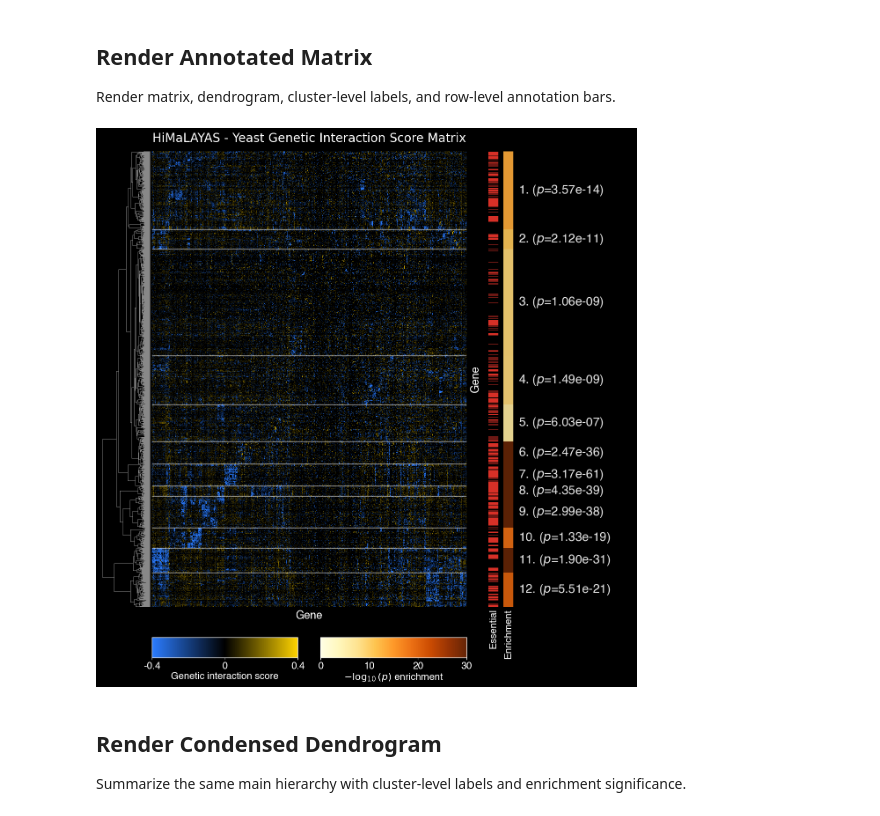
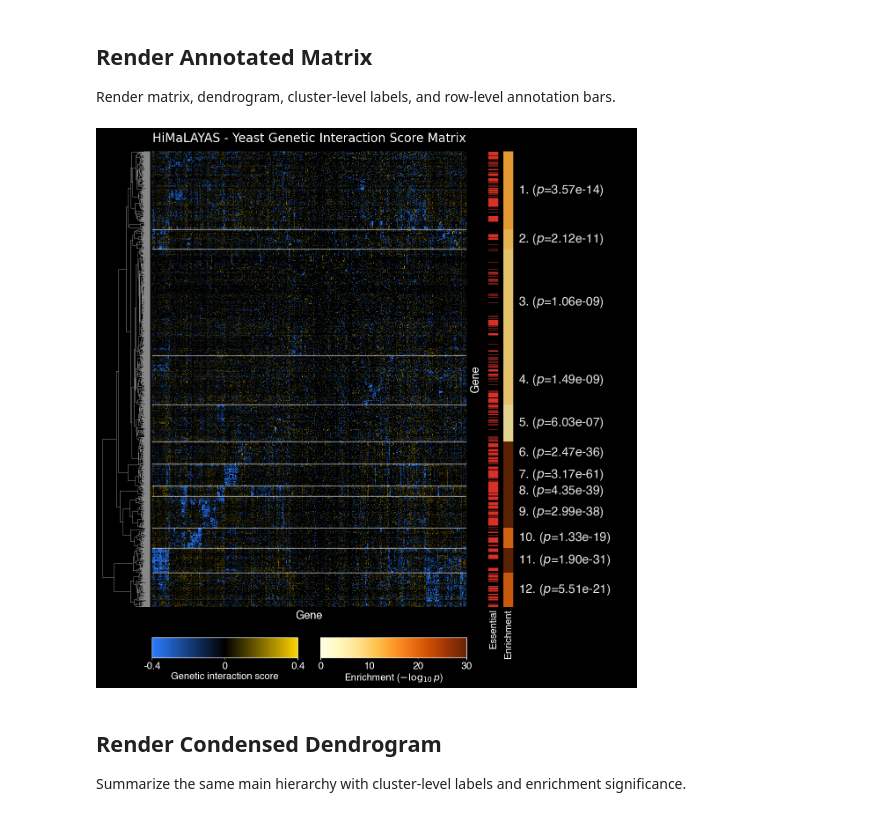
Before and after one commit to himalayas-base/himalayas-publication, a Jupyter notebook: supp_fig_1.ipynb, the cells around one changed output. Cells and saved outputs as stored; diff of their text form; code cells hidden in the pictures.

```diff
--- a/supp_fig_1.ipynb
+++ b/supp_fig_1.ipynb
@@ -347,35 +347,35 @@ plotter = (
     .add_colorbar(
         name="enrichment",
         cmap="YlOrBr",
         norm=Normalize(0, 30),
-        label=r"$-\log_{10}(p)$ enrichment",
+        label=r"Enrichment ($-\log_{10}p$)",
         ticks=[0, 10, 20, 30],
     )
     .plot_colorbars(
         ncols=2,
         height=0.04,
         gap=0.06,
         hpad=0.04,
         vpad=0.00,
         fontsize=16,
         font=FONT,
         color=LABEL_COLOR,
         border_color=LABEL_COLOR,
         border_width=1.0,
         border_alpha=0.9,
         tick_decimals=2,
     )
 )
 
 plotter.save(
     PNG_DIR / "yeast_gi_score_matrix.png",
     dpi=300,
     bbox_inches="tight",
     pad_inches=0.02,
 )
 plotter.show()
 # %% [output]
-[figure, old version]
+[figure, new version]
 # %% [markdown]
 ## Render Condensed Dendrogram
 
```
Also changed, not shown: parts of 1 cell of this notebook, 2 other files.
